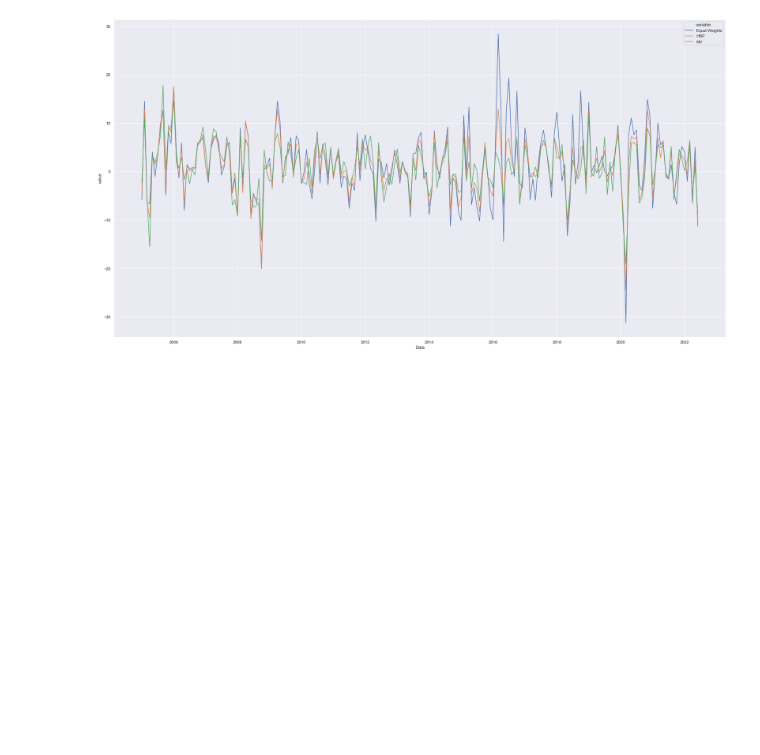
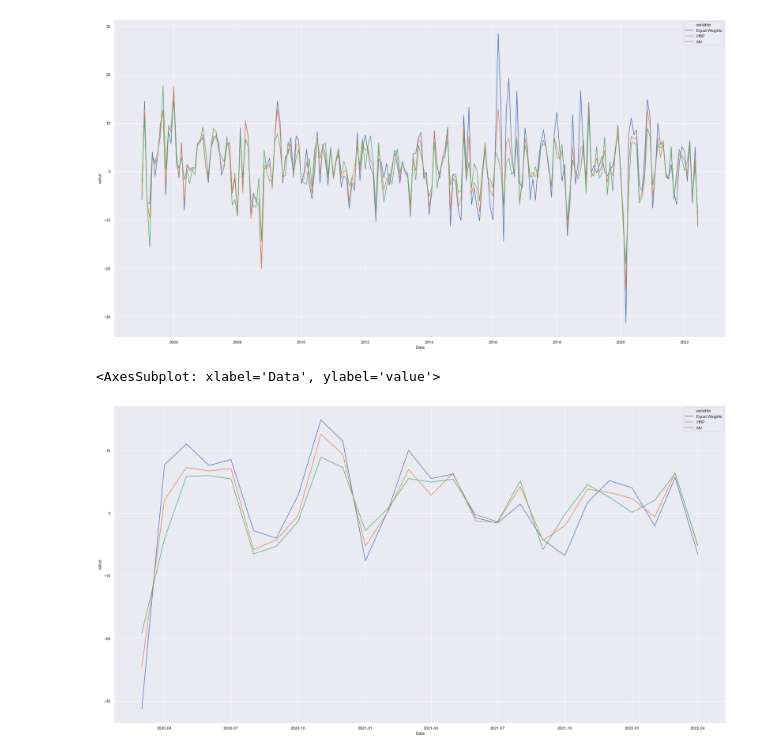
Before and after one commit to felipereis150/BrazilianHRP, a Jupyter notebook: DataViz.ipynb, the cells around one changed output. Drawn from its saved outputs; the diff is of its cells as text; code cells hidden in the pictures; blank space fills up the shorter version.

```diff
--- a/DataViz.ipynb
+++ b/DataViz.ipynb
@@ -46,0 +45,7 @@ pandemic = df.loc['2020-03-01':'2014-02-01']
+# %%
+pandemic_df = df.loc[(df['Data'] >= '2020-03-01') & (df['Data'] < '2022-04-15')]
+sns.lineplot(x='Data', y='value', hue='variable',
+             data=pd.melt(pandemic_df, ['Data']))
+# %% [output]
+<AxesSubplot: xlabel='Data', ylabel='value'>
+[figure, added]
```
Also changed, not shown: parts of 6 cells of this notebook, 1 other file.
